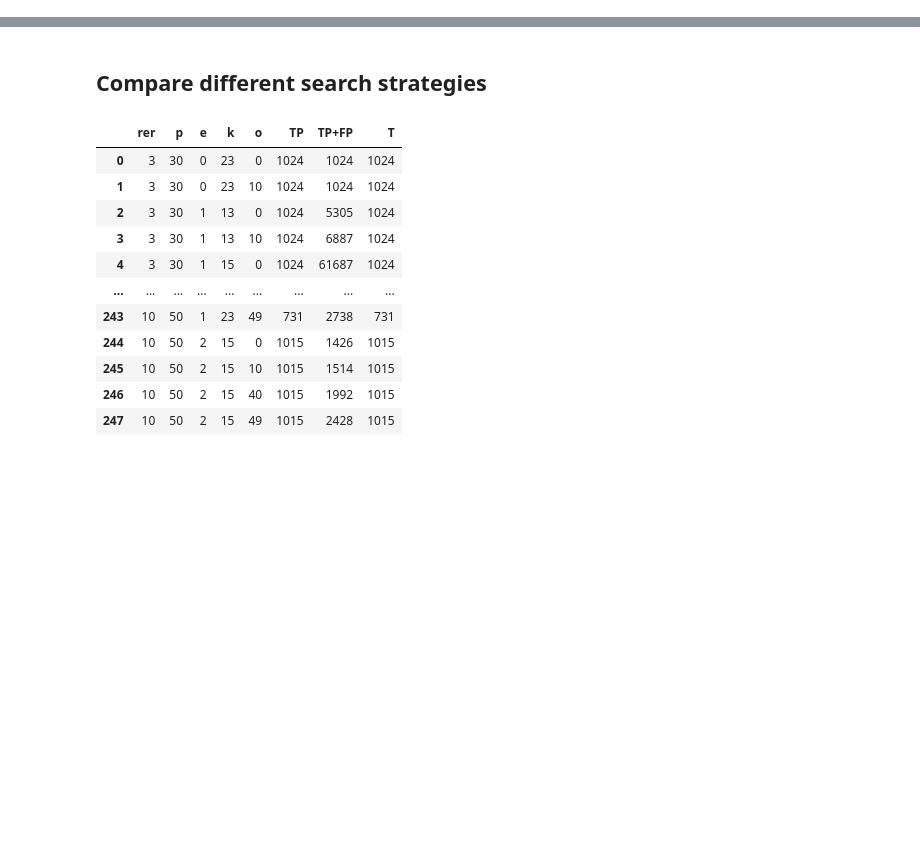
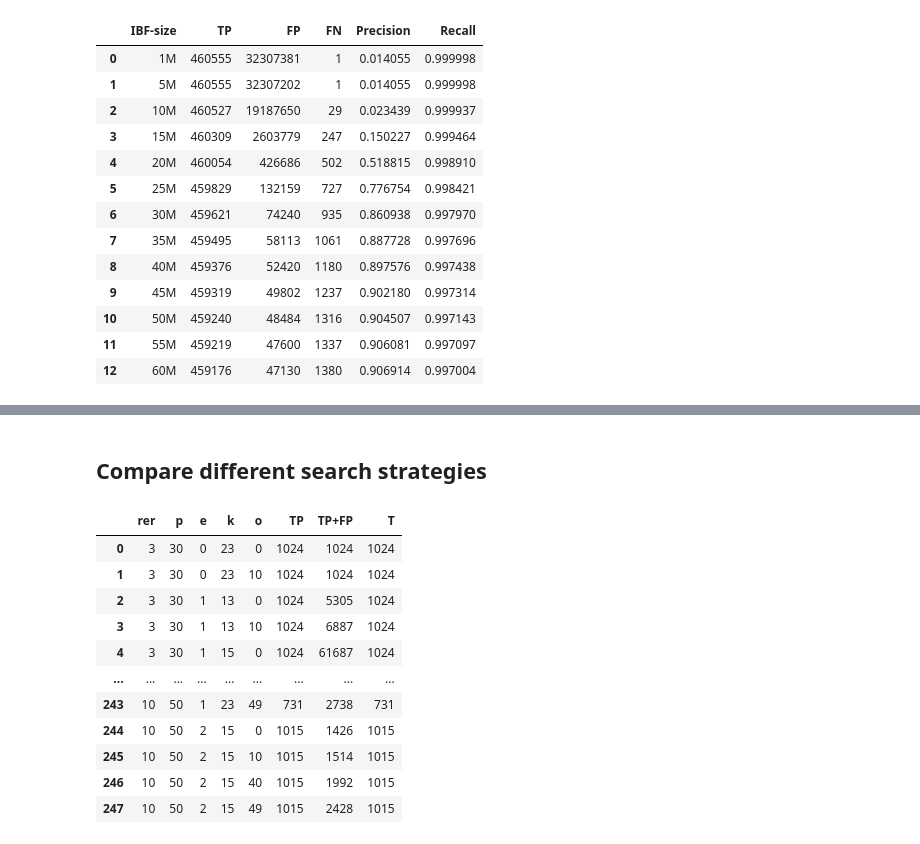
Before and after one commit to eaasna/test-DREAM-stellar, a Jupyter notebook: valik-parameters/scripts/Assess accuracy.ipynb, the cells around one changed output, grey strips where cells are left out. Cells and saved outputs as stored; diff of their text form; code cells hidden in the pictures; blank space fills up the shorter version.

```diff
--- a/valik-parameters/scripts/Assess accuracy.ipynb
+++ b/valik-parameters/scripts/Assess accuracy.ipynb
@@ -198,0 +142,18 @@ print(str(c), " files were processed")
+# %%
+res1 = pd.read_csv("../1_haplotype_search_accuracy.tsv", sep="\t")
+res1
+# %% [output]
+|  | IBF-size | TP | FP | FN | Precision | Recall |
+| 0 | 1M | 460555 | 32307381 | 1 | 0.014055 | 0.999998 |
+| 1 | 5M | 460555 | 32307202 | 1 | 0.014055 | 0.999998 |
+| 2 | 10M | 460527 | 19187650 | 29 | 0.023439 | 0.999937 |
+| 3 | 15M | 460309 | 2603779 | 247 | 0.150227 | 0.999464 |
+| 4 | 20M | 460054 | 426686 | 502 | 0.518815 | 0.998910 |
+| 5 | 25M | 459829 | 132159 | 727 | 0.776754 | 0.998421 |
+| 6 | 30M | 459621 | 74240 | 935 | 0.860938 | 0.997970 |
+| 7 | 35M | 459495 | 58113 | 1061 | 0.887728 | 0.997696 |
+| 8 | 40M | 459376 | 52420 | 1180 | 0.897576 | 0.997438 |
+| 9 | 45M | 459319 | 49802 | 1237 | 0.902180 | 0.997314 |
+| 10 | 50M | 459240 | 48484 | 1316 | 0.904507 | 0.997143 |
+| 11 | 55M | 459219 | 47600 | 1337 | 0.906081 | 0.997097 |
+| 12 | 60M | 459176 | 47130 | 1380 | 0.906914 | 0.997004 |
```
Also changed, not shown: parts of 24 cells of this notebook, 10 other files.
